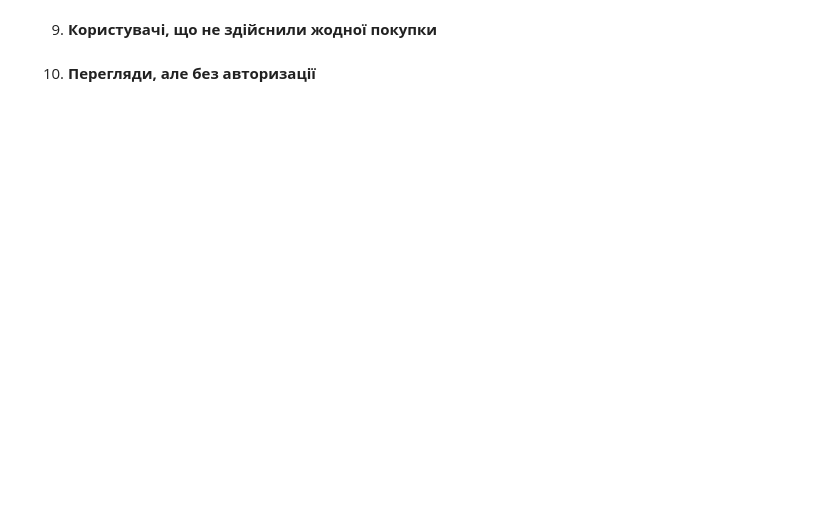
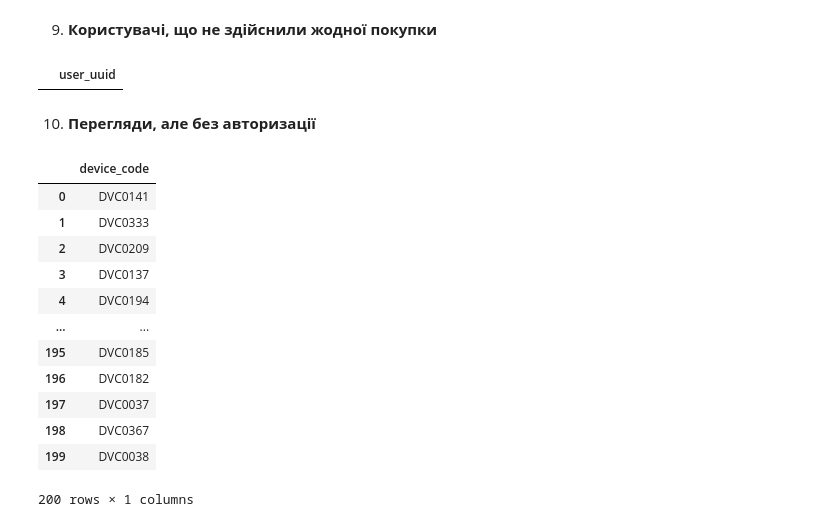
Before and after one commit to cpython-projects/python_da_17_03_26, a Jupyter notebook: lesson_24_hw.ipynb, the cells around one changed output. Saved outputs shown, nothing was run; the diff lists cells and outputs as text; code cells hidden in the pictures; blank space fills up the shorter version.

```diff
--- a/lesson_24_hw.ipynb
+++ b/lesson_24_hw.ipynb
@@ -3,2 +9,10 @@
+# %%
+url = f"postgresql://{DB_USER}:{DB_PASSWORD}@{DB_HOST}:{DB_PORT}/{DB_NAME}"
+# %%
+from sqlalchemy import create_engine
+
+engine = create_engine(url)
+
+import pandas as pd
 # %% [markdown]
 1. **Загальна кількість установок**
@@ -19,4 +151,39 @@
 # %% [markdown]
 9. **Користувачі, що не здійснили жодної покупки**
+# %%
+query = """
+SELECT devices_users_map.user_uuid
+FROM devices_users_map
+LEFT JOIN orders_log ON devices_users_map.user_uuid = orders_log.user_uuid
+WHERE orders_log.user_uuid IS NULL;
+"""
+df = pd.read_sql(query, engine)
+df
+# %% [output]
+|  | user_uuid |
 # %% [markdown]
 10. **Перегляди, але без авторизації**
+# %%
+query = """
+SELECT DISTINCT product_views_log.device_code
+FROM product_views_log
+LEFT JOIN devices_users_map ON devices_users_map.device_code = product_views_log.device_code
+WHERE devices_users_map.device_code IS NULL;
+"""
+
+df = pd.read_sql(query, engine)
+df
+# %% [output]
+|  | device_code |
+| 0 | DVC0141 |
+| 1 | DVC0333 |
+| 2 | DVC0209 |
+| 3 | DVC0137 |
+| 4 | DVC0194 |
+| ... | ... |
+| 195 | DVC0185 |
+| 196 | DVC0182 |
+| 197 | DVC0037 |
+| 198 | DVC0367 |
+| 199 | DVC0038 |
+200 rows × 1 columns
```
Also changed, not shown: parts of 14 cells of this notebook.
